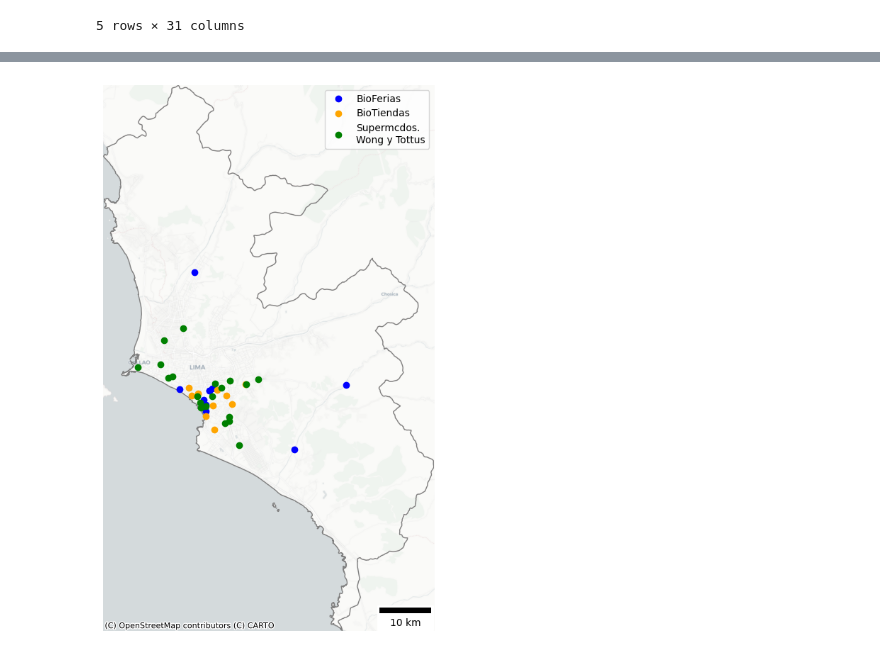
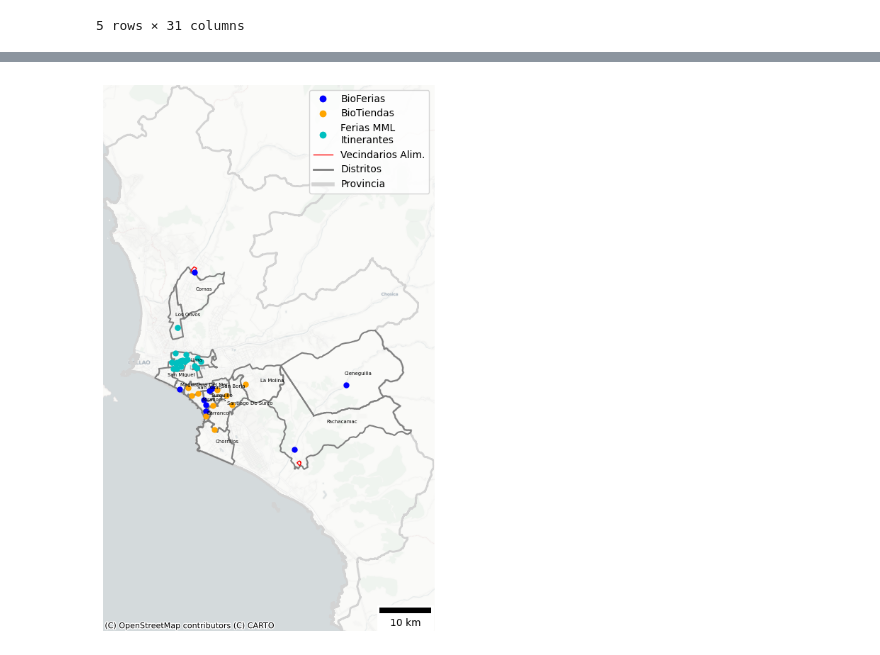
Before and after one commit to Claudio9701/proyecto-foodhub-lima, a Jupyter notebook: OfertaAlimentariaLima.ipynb, the cells around one changed output, grey strips where cells are left out. Cells and saved outputs as stored; diff of their text form; code cells hidden in the pictures.

Commit message:
Lima pop, sel & acc maps, acc calc

```diff
--- a/OfertaAlimentariaLima.ipynb
+++ b/OfertaAlimentariaLima.ipynb
@@ -185,0 +285,3 @@ from matplotlib_scalebar.scalebar import ScaleBar
+# %%
+zona_carabayllo = gpd.GeoSeries(zona_carabayllo.geometry.unary_union.buffer(0.0001).exterior, crs=4326)
+zona_pachacamac = gpd.GeoSeries(zona_pachacamac.geometry.unary_union.buffer(0.0001).exterior, crs=4326)
@@ -186,6 +313,11 @@ from matplotlib_scalebar.scalebar import ScaleBar
 # %%
 UTM_CRS = 'EPSG:32718'
-lima_met_smooth_proj = lima_met_smooth.to_crs(UTM_CRS)
+lima_met_proj = lima_met.to_crs(UTM_CRS)
 bioferias_gpd_proj = bioferias_gpd.to_crs(UTM_CRS)
 biotiendas_gpd_proj = biotiendas_gpd.to_crs(UTM_CRS)
 supermarkets_gpd_proj = supermarkets_gpd.to_crs(UTM_CRS)
+ferias_sdp_gdf_proj = ferias_sdp_gdf.to_crs(UTM_CRS)
+districts_with_points_proj = districts_with_points.to_crs(UTM_CRS)
+zona_carabayllo_proj = zona_carabayllo.to_crs(UTM_CRS)
+zona_pachacamac_proj = zona_pachacamac.to_crs(UTM_CRS)
+lima_hexs_proj = lima_hexs.to_crs(UTM_CRS)
@@ -193,0 +324,5 @@ from matplotlib.lines import Line2D
+# %%
+# Smooth borders
+lima_met_smooth_proj = lima_met_proj.buffer(0.0001)
+# %%
+districts_w_points_centroid = districts_with_points_proj.centroid
@@ -194,26 +336,38 @@ from matplotlib.lines import Line2D
 # %%
-ax = lima_met_smooth_proj.plot(facecolor='none', edgecolor='grey', figsize=(10,10))
+ax = lima_met_smooth_proj.plot(facecolor='none', edgecolor='lightgrey', linewidth=2, figsize=(10,10))
+districts_with_points_proj.plot(facecolor='none', edgecolor='grey', linewidth=1.5, ax=ax)
 
-bioferias_gpd_proj.plot(ax=ax, color='b')
-biotiendas_gpd_proj.plot(ax=ax, color='orange')
-supermarkets_gpd_proj.plot(ax=ax, color='g')
+texts = []
+for x, y, label in zip(districts_w_points_centroid.geometry.x, districts_w_points_centroid.geometry.y, districts_with_points["DISTRITO"].str.title()):
+    texts.append(plt.text(x, y, label, fontsize=5))
+
+zona_carabayllo_proj.plot(facecolor='none', edgecolor='red', linewidth=1, zorder=1, ax=ax)
+zona_pachacamac_proj.plot(facecolor='none', edgecolor='red', linewidth=1, zorder=1, ax=ax)
+
+bioferias_gpd_proj.plot(ax=ax, color='b', markersize=25)
+biotiendas_gpd_proj.plot(ax=ax, color='orange', markersize=25)
+ferias_sdp_gdf_proj.plot(ax=ax, color='c', markersize=25)
 
 minx, miny, maxx, maxy = lima_met_smooth_proj.total_bounds
 margins = 100
 ax.set_xlim(minx-margins, maxx+margins)
 ax.set_ylim(miny-margins, maxy+margins)
 
 ax.add_artist(ScaleBar(1, location='lower right'))
 
 b_patch = Line2D([0],[0], marker='o', color='b', linewidth=0, label='BioFerias')
 orange_patch = Line2D([0],[0], marker='o', color='orange', linewidth=0, label='BioTiendas')
-g_patch = Line2D([0],[0], marker='o', color='g', linewidth=0, label='Supermcdos.\nWong y Tottus')
-plt.legend(handles=[b_patch, orange_patch, g_patch])
+c_patch = Line2D([0],[0], marker='o', color='c', linewidth=0, label='Ferias MML\nItinerantes')
+
+r_line = Line2D([0],[0], color='r', linewidth=1, label='Vecindarios Alim.')
+g_line = Line2D([0],[0], color='grey', linewidth=2, label='Distritos')
+lg_line = Line2D([0],[0], color='lightgrey', linewidth=4, label='Provincia')
+
+plt.legend(handles=[b_patch, orange_patch, c_patch, r_line, g_line, lg_line])
 
 ax.set_axis_off()
 cx.add_basemap(ax=ax, source=cx.providers.CartoDB.Positron, crs=UTM_CRS)
 
-plt.savefig('outputs/producto_2/maps/oferta_alim_lima.png',
-            dpi=300, bbox_inches='tight')
+plt.savefig('outputs/producto_2/maps/puntos_distritos_vecindarios.png', dpi=300, bbox_inches='tight')
 # %% [output]
-[figure, old version]
+[figure, new version]
```
Also changed, not shown: parts of 60 cells of this notebook, 1 other file.
